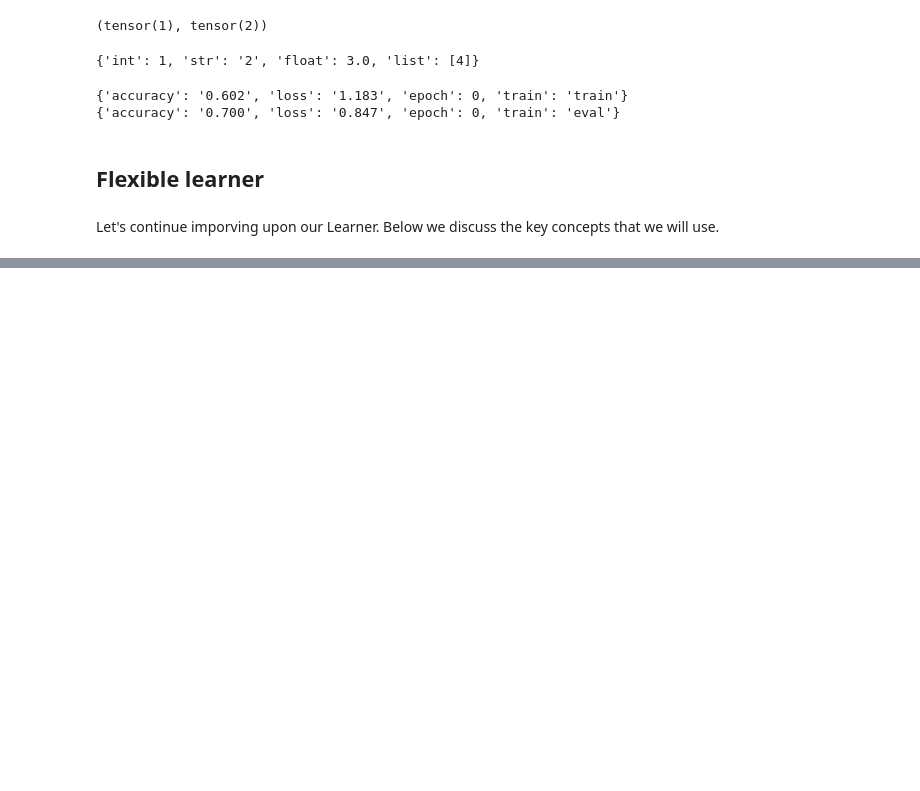
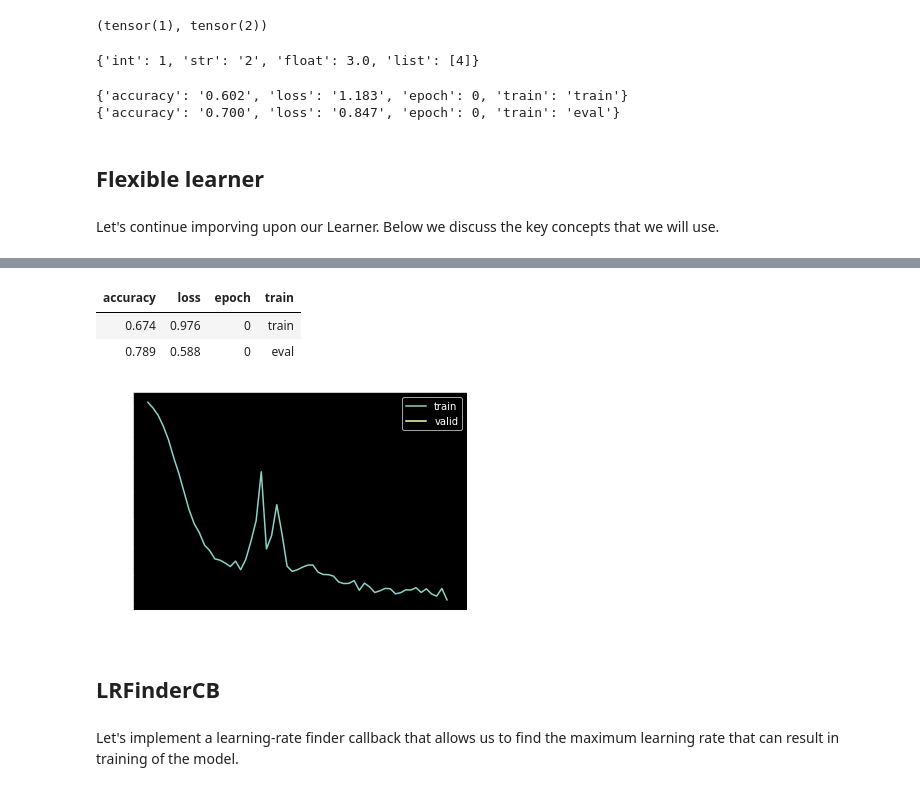
Before and after one commit to Iamalos/fastai-p2, a Jupyter notebook: nbs/09_learner.ipynb, the cells around one changed output, grey strips where cells are left out. Saved outputs shown, nothing was run; the diff lists cells and outputs as text; code cells hidden in the pictures; blank space fills up the shorter version.

```diff
--- a/nbs/09_learner.ipynb
+++ b/nbs/09_learner.ipynb
@@ -641,0 +727,34 @@ Call Location:
+# %%
+#| export
+class TrainLearner(Learner):
+    # note that we sublcass Learner and implement below methods direclty in it
+    # not through cbs
+    def predict(self): self.preds = self.model(self.batch[0])
+    def get_loss(self): self.loss = self.loss_func(self.preds, self.batch[1])
+    def backward(self): self.loss.backward()
+    def step(self): self.opt.step()
+    def zero_grad(self): self.opt.zero_grad()
+# %%
+#| export
+class MomentumLearner(TrainLearner):
+    def __init__(self, model, dls, loss_func, lr=None, cbs=None, opt=optim.SGD, mom=0.85):
+        self.mom = mom
+        super().__init__(model, dls, loss_func, lr, cbs, opt)
+
+    def zero_grad(self):
+        with torch.no_grad():
+            for p in self.model.parameters(): p.grad *= self.mom
+# %%
+metrics = MetricsCB(accuracy=MulticlassAccuracy())
+cbs = [DeviceCB(), metrics, ProgressCB(plot=True)]
+learn = MomentumLearner(get_model(), dls, F.cross_entropy, lr=0.1, cbs=cbs)
+learn.fit()
+# %% [output]
+| accuracy | loss | epoch | train |
+| 0.674 | 0.976 | 0 | train |
+| 0.789 | 0.588 | 0 | eval |
+[figure, added]
+# %% [markdown]
+## LRFinderCB
+# %% [markdown]
+Let's implement a learning-rate finder callback that allows us to find the maximum learning rate that can result in training of the model.
```
Also changed, not shown: parts of 21 cells of this notebook.
